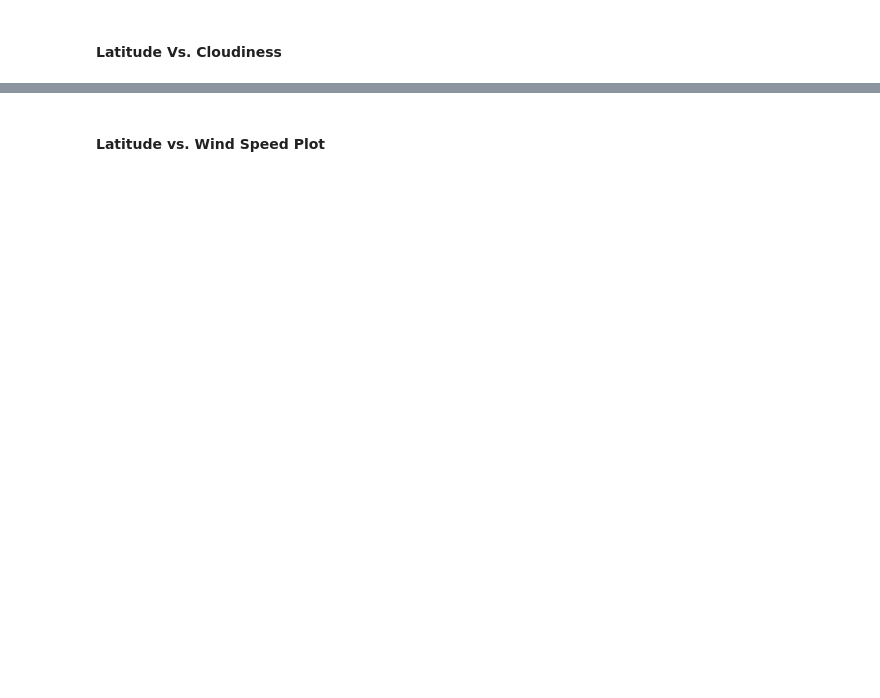
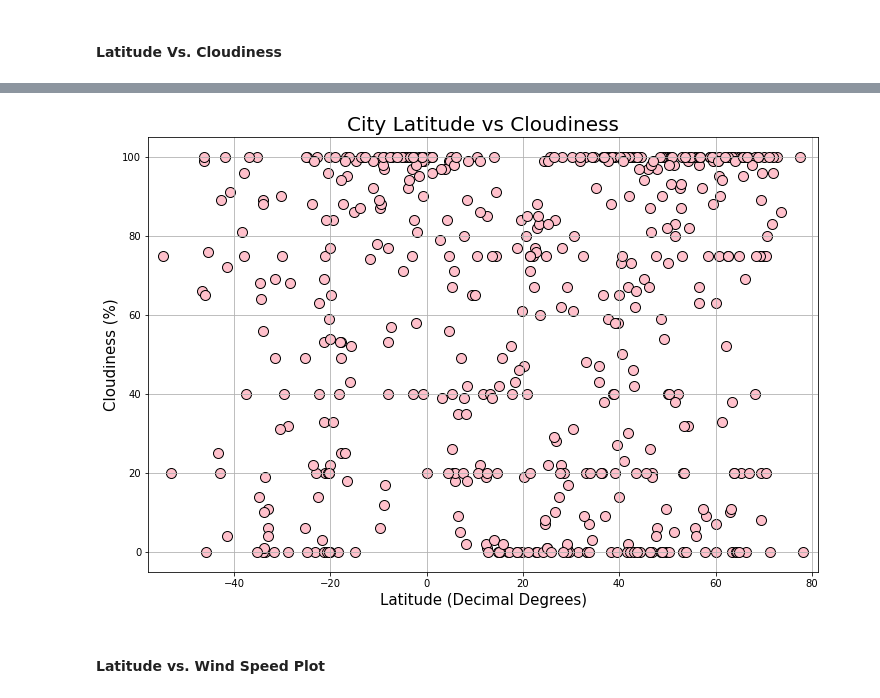
Before and after one commit to TheEvilSombrero/Module-6-Challenge, a Jupyter notebook: starter_code/WeatherPy-Copy1.ipynb, the cells around one changed output, grey strips where cells are left out. Cells and saved outputs as stored; diff of their text form; code cells hidden in the pictures; blank space fills up the shorter version.

```diff
--- a/starter_code/WeatherPy-Copy1.ipynb
+++ b/starter_code/WeatherPy-Copy1.ipynb
@@ -243,2 +234,21 @@ plt.show()
+# %%
+# Build the scatter plots for latitude vs. cloudiness
+city_data_df.plot.scatter(x="Lat", y="Cloudiness", figsize=(12, 8), edgecolor="black", color="pink", s=100)
+
+# Incorporate the other graph properties
+plt.title("City Latitude vs Cloudiness", fontsize=20)
+plt.xlabel("Latitude (Decimal Degrees)", fontsize=15)
+plt.ylabel("Cloudiness (%)", fontsize=15)
+plt.xlim(min(city_data_df["Lat"])-3, max(city_data_df["Lat"])+3)
+plt.ylim(min(city_data_df["Cloudiness"])-5, max(city_data_df["Cloudiness"])+5)
+plt.grid()
+
+# Save the figure
+plt.savefig("../output_data/Fig3_Vidul.png")
+
+# Show plot
+plt.show()
+# %% [output]
+[figure, added]
 # %% [markdown]
 #### Latitude vs. Wind Speed Plot
```
Also changed, not shown: parts of 9 cells of this notebook.
